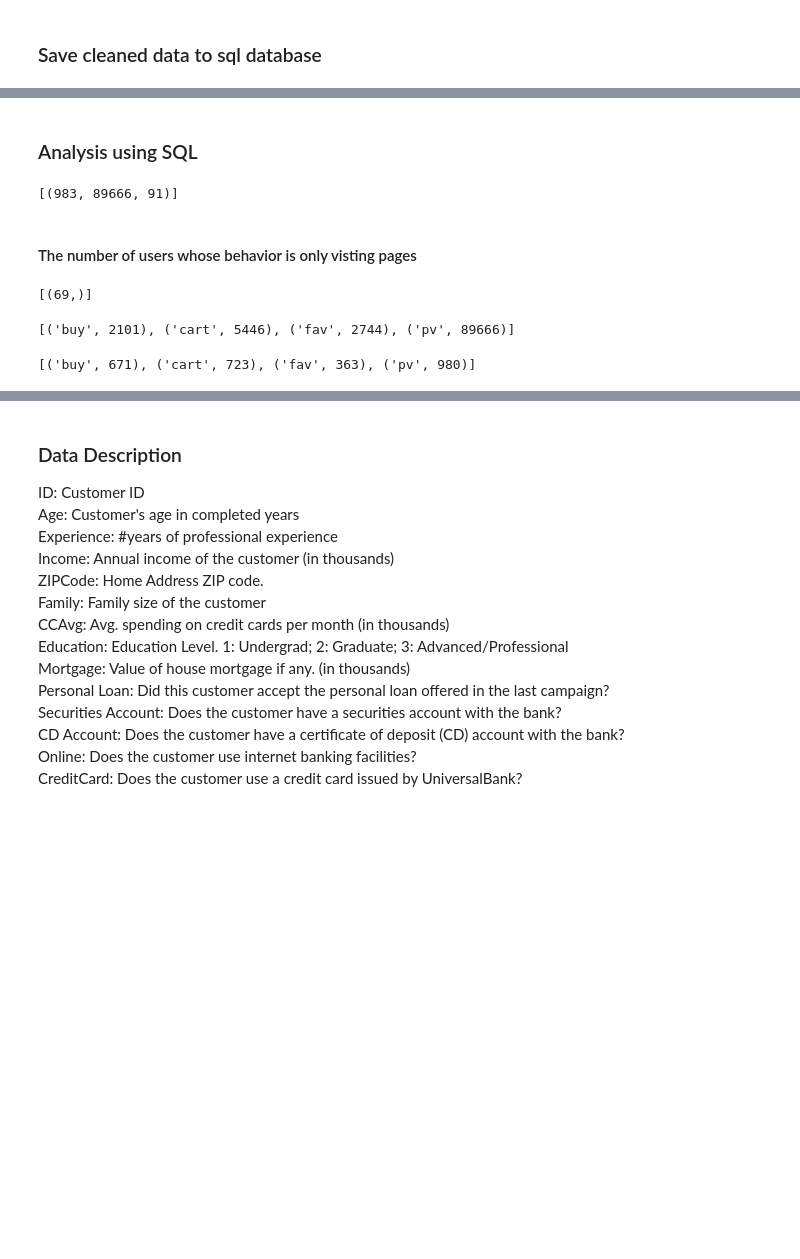
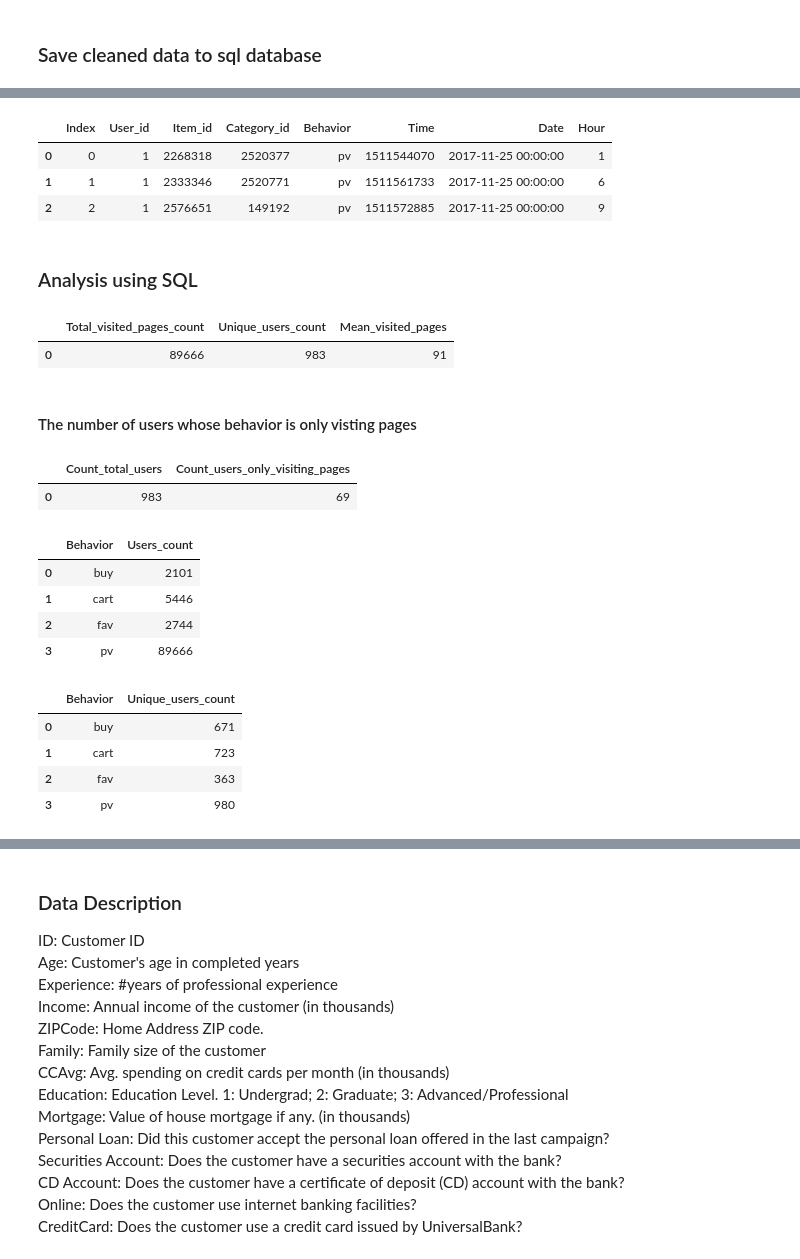
Before and after one commit to andrewzheng210/Customer_Behavior_Analytics_for_Ecommerce_Growth, a Jupyter notebook: Personal_loan.ipynb, the cells around one changed output, grey strips where cells are left out. Cells and saved outputs as stored; diff of their text form; code cells hidden in the pictures; blank space fills up the shorter version.

```diff
--- a/Personal_loan.ipynb
+++ b/Personal_loan.ipynb
@@ -111,5 +111,6 @@ query = '''
 '''
 c.execute(query)
 results=c.fetchall()
-results
+
+pd.DataFrame(results,columns=['Index','User_id','Item_id','Category_id','Behavior','Time','Date','Hour'])
 # %% [output]
@@ -119,36 +117,49 @@ results
+|  | Index | User_id | Item_id | Category_id | Behavior | Time | Date | Hour |
+| 0 | 0 | 1 | 2268318 | 2520377 | pv | 1511544070 | 2017-11-25 00:00:00 | 1 |
+| 1 | 1 | 1 | 2333346 | 2520771 | pv | 1511561733 | 2017-11-25 00:00:00 | 6 |
+| 2 | 2 | 1 | 2576651 | 149192 | pv | 1511572885 | 2017-11-25 00:00:00 | 9 |
 # %% [markdown]
 ### Analysis using SQL
 # %%
 query = '''
     SELECT
-    COUNT(DISTINCT user_id) AS unique_user_number,
-    (SELECT COUNT(*) FROM user_behavior WHERE behavior = 'pv') AS total_visited_pape_number,
+    (SELECT COUNT(*) FROM user_behavior WHERE behavior = 'pv') AS total_visited_pages_count,
+    COUNT(DISTINCT user_id) AS unique_users_count,
     (SELECT COUNT(*) AS total_visited_pape_number FROM user_behavior WHERE behavior = 'pv') /
-    (SELECT COUNT(DISTINCT user_id)) AS mean_visited_page
+    (SELECT COUNT(DISTINCT user_id)) AS mean_visited_pages
     FROM user_behavior
 
 '''
 c.execute(query)
 results=c.fetchall()
-results
+
+pd.DataFrame(results,columns=['Total_visited_pages_count','Unique_users_count','Mean_visited_pages'])
 # %% [output]
-[(983, 89666, 91)]
+|  | Total_visited_pages_count | Unique_users_count | Mean_visited_pages |
+| 0 | 89666 | 983 | 91 |
 # %% [markdown]
 #### The number of users whose behavior is only visting pages
 # %%
 query = '''
-    SELECT
-    (SELECT COUNT(DISTINCT user_id)
+    SELECT COUNT(DISTINCT t1.user_id), t2.Count_users_only_visiting_pages
+    FROM (SELECT user_id
+    FROM user_behavior) AS t1
+    LEFT JOIN
+    (SELECT user_id, COUNT(DISTINCT user_id) as Count_users_only_visiting_pages
     FROM user_behavior
     WHERE user_id NOT IN(SELECT DISTINCT user_id FROM user_behavior WHERE behavior = 'fav')
     AND user_id NOT IN(SELECT DISTINCT user_id FROM user_behavior WHERE behavior = 'cart')
-    AND user_id NOT IN(SELECT DISTINCT user_id FROM user_behavior WHERE behavior = 'buy'))
+    AND user_id NOT IN(SELECT DISTINCT user_id FROM user_behavior WHERE behavior = 'buy')) AS t2
+    ON t1.user_id = t2.user_id
 '''
 c.execute(query)
 results=c.fetchall()
-results
+
+
+pd.DataFrame(results,columns=['Count_total_users','Count_users_only_visiting_pages'])
 # %% [output]
-[(69,)]
+|  | Count_total_users | Count_users_only_visiting_pages |
+| 0 | 983 | 69 |
 # %%
 query = '''
     SELECT behavior, COUNT(*)
@@ -157,9 +168,14 @@ query = '''
 '''
 c.execute(query)
 results=c.fetchall()
-results
+
+pd.DataFrame(results,columns=['Behavior','Users_count'])
 # %% [output]
-[('buy', 2101), ('cart', 5446), ('fav', 2744), ('pv', 89666)]
+|  | Behavior | Users_count |
+| 0 | buy | 2101 |
+| 1 | cart | 5446 |
+| 2 | fav | 2744 |
+| 3 | pv | 89666 |
 # %%
 query = '''
     SELECT behavior, COUNT(DISTINCT user_id)
@@ -168,8 +184,13 @@ query = '''
 '''
 c.execute(query)
 results=c.fetchall()
-results
+
+pd.DataFrame(results,columns=['Behavior','Unique_users_count'])
 # %% [output]
-[('buy', 671), ('cart', 723), ('fav', 363), ('pv', 980)]
+|  | Behavior | Unique_users_count |
+| 0 | buy | 671 |
+| 1 | cart | 723 |
+| 2 | fav | 363 |
+| 3 | pv | 980 |
 # %%
 query = '''
```
Also changed, not shown: parts of 9 cells of this notebook.
